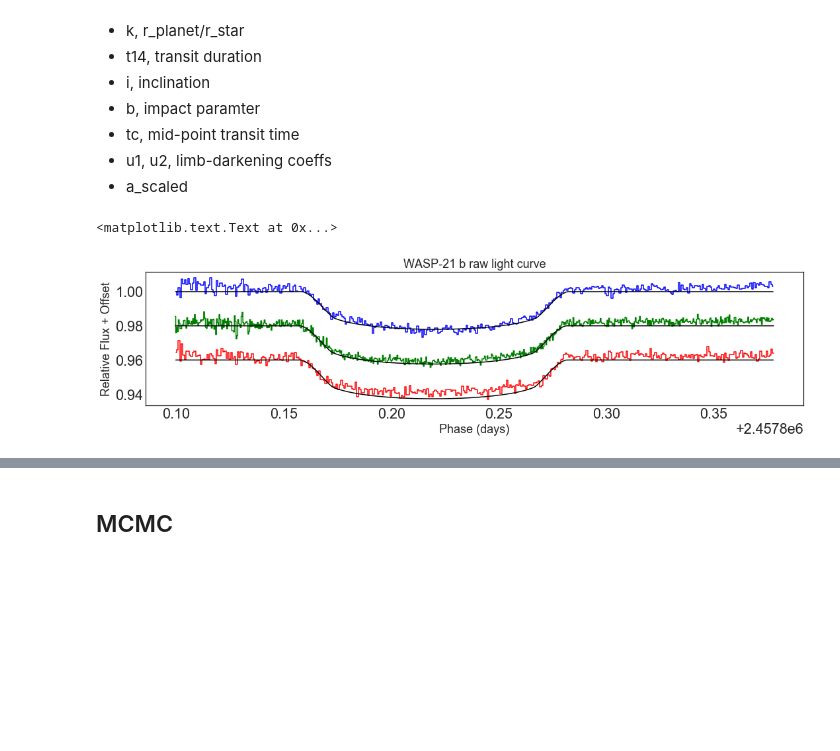
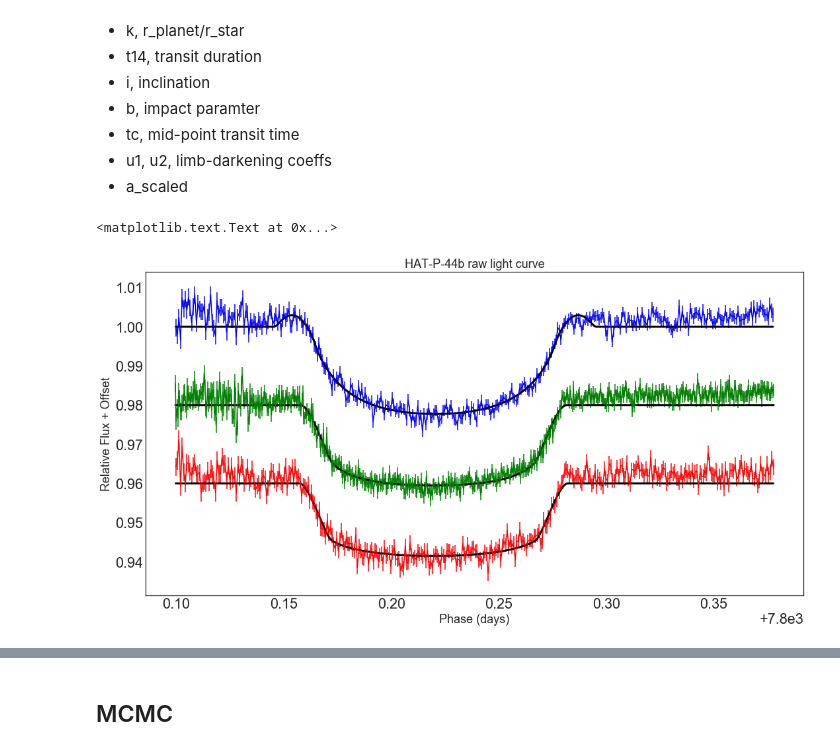
Before and after one commit to jpdeleon/ldep, a Jupyter notebook: HAT-P-44b/part2_analysis_hatp44.ipynb, the cells around one changed output, grey strips where cells are left out. Saved outputs shown, nothing was run; the diff lists cells and outputs as text; code cells hidden in the pictures; blank space fills up the shorter version.

Commit message:
updated sys model

```diff
--- a/HAT-P-44b/part2_analysis_hatp44.ipynb
+++ b/HAT-P-44b/part2_analysis_hatp44.ipynb
@@ -198,10 +280,0 @@ pl.legend()
-# %%
-import scipy.optimize as op
-
-def obj(theta, t, f, p):
-    '''
-    objective function is ordinary least squares
-    c.f. chi-quared which includes point-wise sigma
-    '''
-    m = model_q(theta, t, p)
-    return np.sum((m-f)**2)
@@ -222,50 +292,56 @@ fluxes = [data[b][fluxcol] for b in bands]
 # %%
 import scipy.optimize as op
 
-def obj(theta, t, f, p):
+def obj(theta, t, f, p, err):
+    '''
+    objective function: chi-squared
+    '''
     m = model_q(theta, t, p)
-    return np.sum((m-f)**2)
+    return np.sum((m-f)**2/err**2)
 # %%
 fontsize=18
 
 ts,fluxes=[],[]
-airmasses,uncs,dxs,dys=[],[],[],[]
+airmasses,errors,dxs,dys=[],[],[],[]
 
+bands = sorted('g,r,z'.split(','))
 colors='b,g,r'.split(',')
 
-fig, axs = pl.subplots(1,1, figsize=(15,4), sharey=True)
-for i,b in enumerate(sorted(bands)):
-    d=data[b]
-    #dropna
-    #d=d.dropna(axis=0)
-    f=d[fluxcol]
+fig, axs = pl.subplots(1,1, figsize=(15,8), sharey=True)
+for n,(b,c) in enumerate(zip(bands,colors)):
+    df=data[b]
+    f=df[fluxcol]
     t=f.index
+    err = df[errcol]
 
     ts.append(t)
     fluxes.append(f)
 
-    axs.plot(t,f-0.02*i, drawstyle='steps-mid', c=colors[i])
-    res = op.minimize(obj, theta_vec[i], args=(t, f, _P), method='nelder-mead')
+    #plot data
+    #axs.plot(t,f-0.02*i, drawstyle='steps-mid', c=colors[i])
+    axs.errorbar(t,f-0.02*n, yerr=err, color=c)
+    res = op.minimize(obj, theta_vec[n], args=(t, f, _P, err), method='nelder-mead')
     model = model_q(res.x, t, _P)
-    axs.plot(t, model-0.02*i, 'k-');
+
+    axs.plot(t, model-0.02*n, 'k-', lw=3);
 
     fig.tight_layout()
 
 
     #sys mod params
-    airmasses.append(d['airmass'].values)
-    uncs.append(d['err(r=11.0)'].values)
+    airmasses.append(df['airmass'].values)
+    errors.append(df['err(r=11.0)'].values)
     #peak_fluxes.append(d['peak'].values)
     #fwhms.append(d['fwhm'].values)
-    dxs.append(d['dx(pix)'].values)
-    dys.append(d['dy(pix)'].values)
+    dxs.append(df['dx(pix)'].values)
+    dys.append(df['dy(pix)'].values)
 
 axs.set_title('HAT-P-44b raw light curve',fontsize=fontsize)
 axs.set_ylabel('Relative Flux + Offset',fontsize=fontsize)
 axs.set_xlabel('Phase (days)',fontsize=fontsize)
 # %% [output]
 <matplotlib.text.Text at 0x...>
-[figure, old version]
+[figure, new version]
 # %%
 #systematics model (time-dependent)
 def model_s(theta, aux_vec, t):
```
Also changed, not shown: parts of 51 cells of this notebook, 22 other files.
